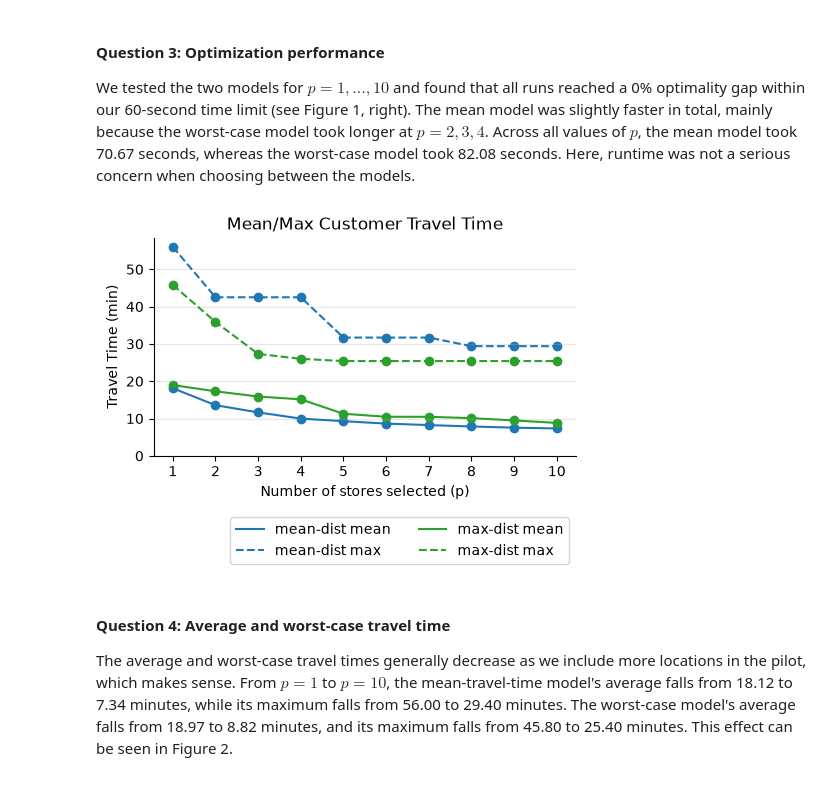
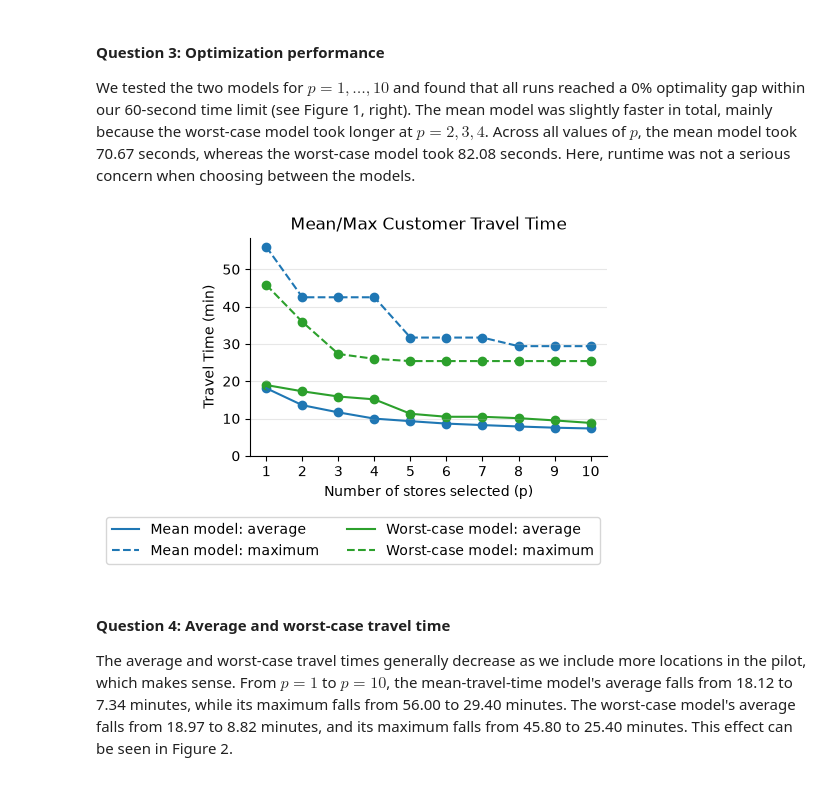
Before and after one commit to priyansh-raval/optimization_gurobi_project, a Jupyter notebook: src/opt_proj/ORIE5380_Project_Notebook.ipynb, the cells around one changed output. Saved outputs shown, nothing was run; the diff lists cells and outputs as text; code cells hidden in the pictures.

Commit message:
Clarify report notation and update travel-time legend

```diff
--- a/src/opt_proj/ORIE5380_Project_Notebook.ipynb
+++ b/src/opt_proj/ORIE5380_Project_Notebook.ipynb
@@ -564,37 +564,40 @@ DIST_TITLE, DIST_YLABEL, DIST_XLABEL = (
 # Model colormap
 model_colors = {"mean-dist": "tab:blue", "max-dist": "tab:green"}
 
+# Legend names describe each model and the metric being plotted.
+model_labels = {"mean-dist": "Mean model", "max-dist": "Worst-case model"}
+
 # Create the figure
 fig = plt.figure(figsize=(5, 4))
 for model in model_colors.keys():
     res = results_df.loc[model]
 
     # Average customer travel time
     plt.plot(
         res.index, res[MEAN_DIST_COL],
         color=model_colors[model], linestyle='-',
-        label='{} mean'.format(model)
+        label='{}: average'.format(model_labels[model])
     )
     plt.scatter(res.index, res[MEAN_DIST_COL], color=model_colors[model])
 
     # Worst-case customer travel time
     plt.plot(
         res.index, res[MAX_DIST_COL],
         color=model_colors[model], linestyle='--',
-        label='{} max'.format(model)
+        label='{}: maximum'.format(model_labels[model])
     )
     plt.scatter(res.index, res[MAX_DIST_COL], color=model_colors[model])
 
 format_plot(
     title=DIST_TITLE,
     ylabel=DIST_YLABEL,
     xlabel=DIST_XLABEL,
     legend_bbox=(1, -0.25)
 )
 fig.savefig(FIGURE_DIR / "part1_mean_max_time.png", dpi=240, bbox_inches="tight")
 plt.show()
 # %% [output]
-[figure, old version]
+[figure, new version]
 # %% [markdown]
 #### Question 4: Average and worst-case travel time
 
```
Also changed, not shown: 7 other files.
